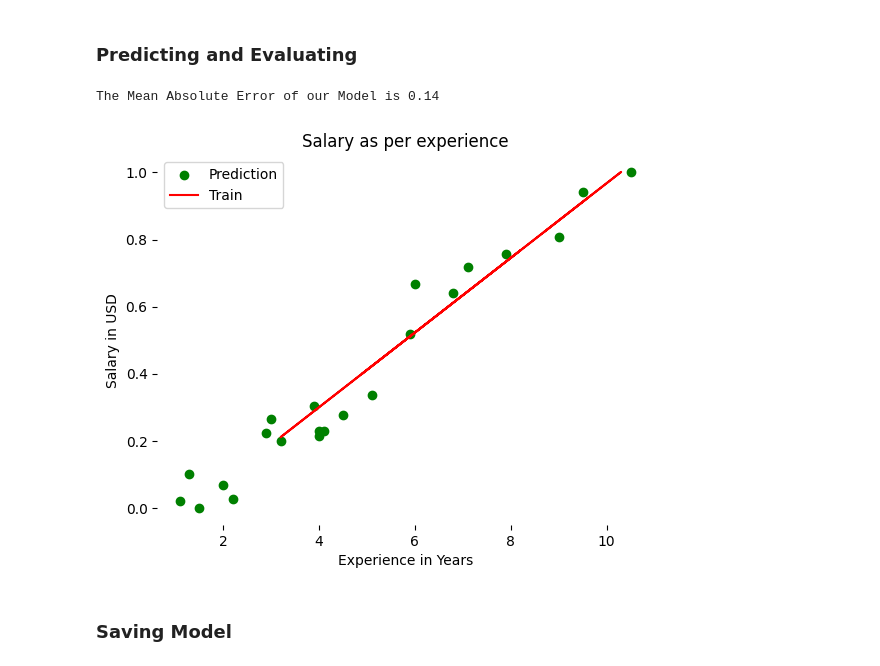
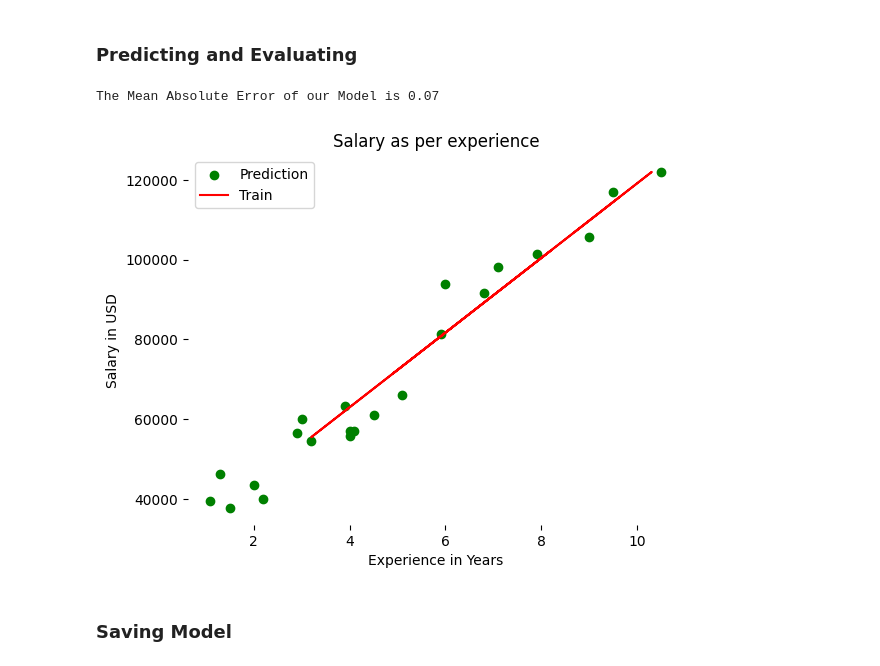
Before and after one commit to ZackFairMoaz/Machine-Learning, a Jupyter notebook: Supervised Learning/Linear Regression/linear_regression_scikit.ipynb, the cells around one changed output. Saved outputs shown, nothing was run; the diff lists cells and outputs as text; code cells hidden in the pictures.

```diff
--- a/Supervised Learning/Linear Regression/linear_regression_scikit.ipynb
+++ b/Supervised Learning/Linear Regression/linear_regression_scikit.ipynb
@@ -68,11 +68,7 @@ X_train, X_test, y_train, y_test = train_test_split(X, y, test_size=0.25, random
 ### Scaling Y Data
 # %%
 scalar = MinMaxScaler()
-scalar.fit(y_train)
-y_scaled_train = scalar.transform(y_train)
-
-scalar = MinMaxScaler()
-scalar.fit(y_test)
+y_scaled_train = scalar.fit_transform(y_train)
 y_scaled_test = scalar.transform(y_test)
 # %% [markdown]
 ### Fitting the Regression Model on Training Data
@@ -89,18 +85,19 @@ pred = model.predict(X_test)
 lin_rmse = np.sqrt(mean_squared_error(pred,y_scaled_test))
 print("The Mean Absolute Error of our Model is {}".format(round(lin_rmse, 2)))
 # %% [output]
-The Mean Absolute Error of our Model is 0.14
+The Mean Absolute Error of our Model is 0.07
 # %%
-plt.scatter(X_train, y_scaled_train, color='green')
-plt.plot(X_test, pred, color='red')
+plt.scatter(X_train, scalar.inverse_transform(y_scaled_train), color='green')
+plt.plot(X_test, scalar.inverse_transform(pred), color='red')
 plt.title('Salary as per experience')
 plt.xlabel("Experience in Years")
 plt.ylabel("Salary in USD")
 plt.legend(['Prediction', 'Train'])
 plt.box(False)
 plt.show()
+plt.savefig('linear_regression_plot.png')
 # %% [output]
-[figure, old version]
+[figure, new version]
 # %% [markdown]
 ### Saving Model
 # %%
```
Also changed, not shown: parts of 1 cell of this notebook.
